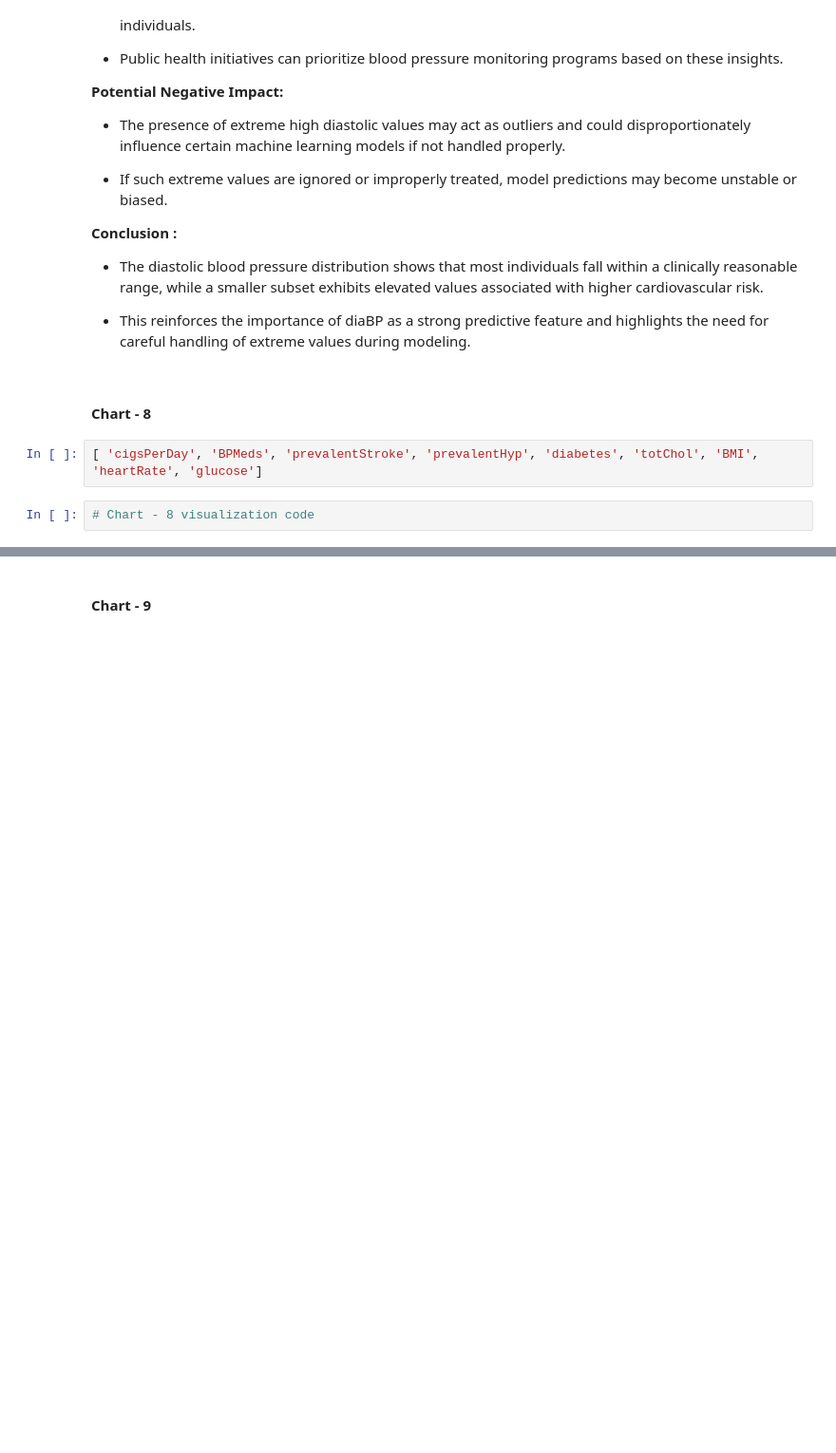
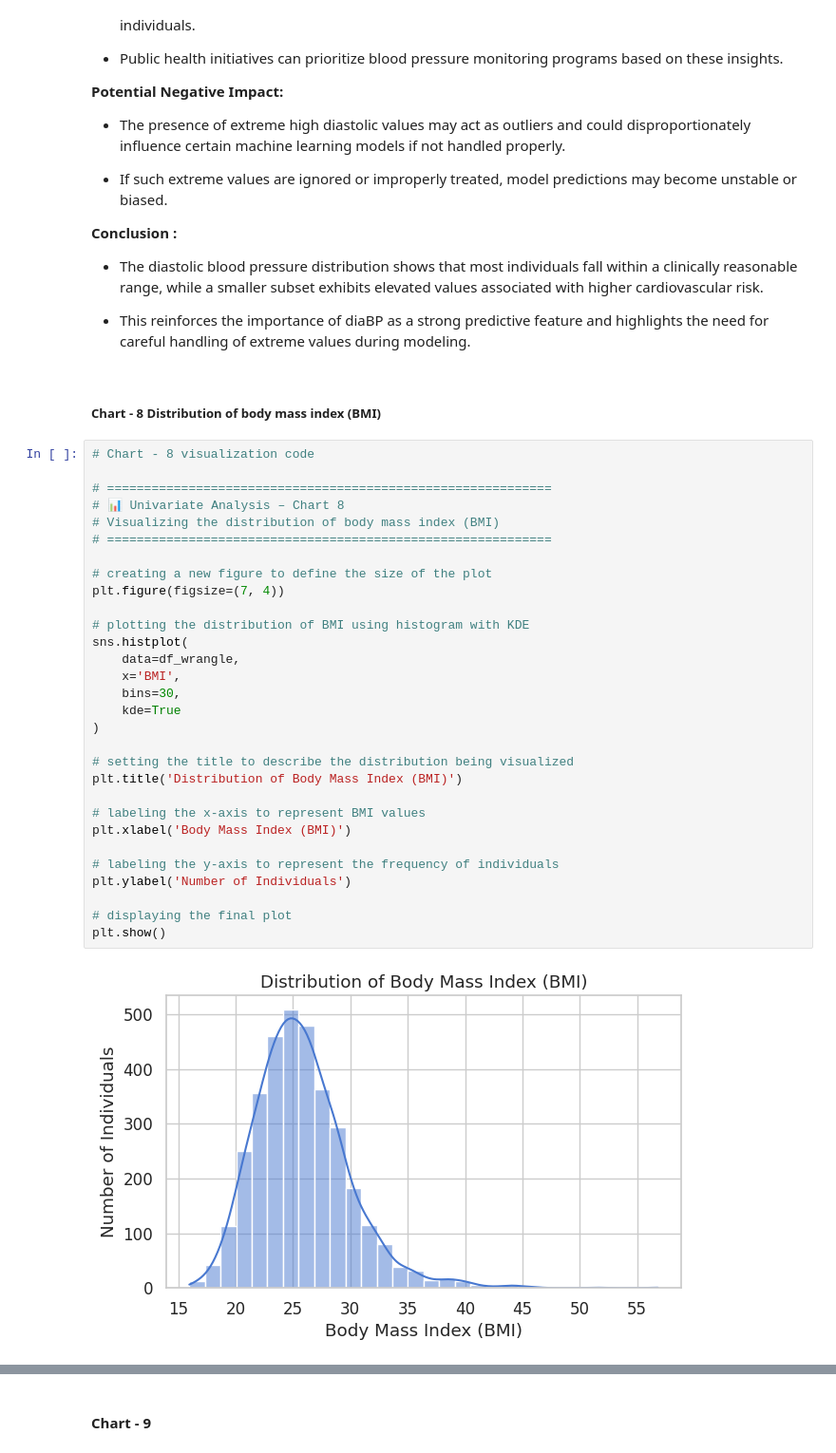
Before and after one commit to MonaliM5/cardio_risk_prediction, a Jupyter notebook: notebooks/Cardiovascular_Risk_Prediction.ipynb, the cells around one changed output, grey strips where cells are left out. Shown at 95% size. Drawn from its saved outputs; the diff is of its cells as text; blank space fills up the shorter version.

Commit message:
viz (chart 8) : perform univariate analysis of BMI distribution with health insights ⚖️

```diff
--- a/notebooks/Cardiovascular_Risk_Prediction.ipynb
+++ b/notebooks/Cardiovascular_Risk_Prediction.ipynb
@@ -1063,9 +1063,37 @@ Are there any insights that lead to negative growth? Justify with specific reaso
 
 * This reinforces the importance of diaBP as a strong predictive feature and highlights the need for careful handling of extreme values during modeling.
 # %% [markdown]
-#### Chart - 8
+##### Chart - 8 Distribution of body mass index (BMI)
-# %%
-[ 'cigsPerDay', 'BPMeds', 'prevalentStroke', 'prevalentHyp', 'diabetes', 'totChol', 'BMI', 'heartRate', 'glucose']
-# %%
-# Chart - 8 visualization code
+# %%
+# Chart - 8 visualization code
+
+# ============================================================
+# 📊 Univariate Analysis – Chart 8
+# Visualizing the distribution of body mass index (BMI)
+# ============================================================
+
+# creating a new figure to define the size of the plot
+plt.figure(figsize=(7, 4))
+
+# plotting the distribution of BMI using histogram with KDE
+sns.histplot(
+    data=df_wrangle,
+    x='BMI',
+    bins=30,
+    kde=True
+)
+
+# setting the title to describe the distribution being visualized
+plt.title('Distribution of Body Mass Index (BMI)')
+
+# labeling the x-axis to represent BMI values
+plt.xlabel('Body Mass Index (BMI)')
+
+# labeling the y-axis to represent the frequency of individuals
+plt.ylabel('Number of Individuals')
+
+# displaying the final plot
+plt.show()
+# %% [output]
+[figure, added]
 # %% [markdown]
```
Also changed, not shown: parts of 9 cells of this notebook.
